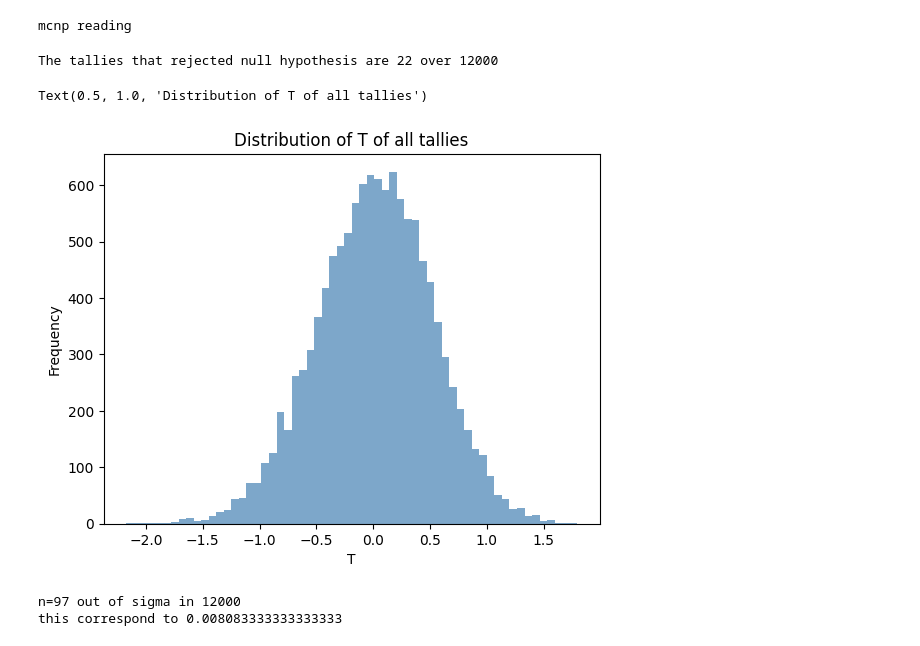
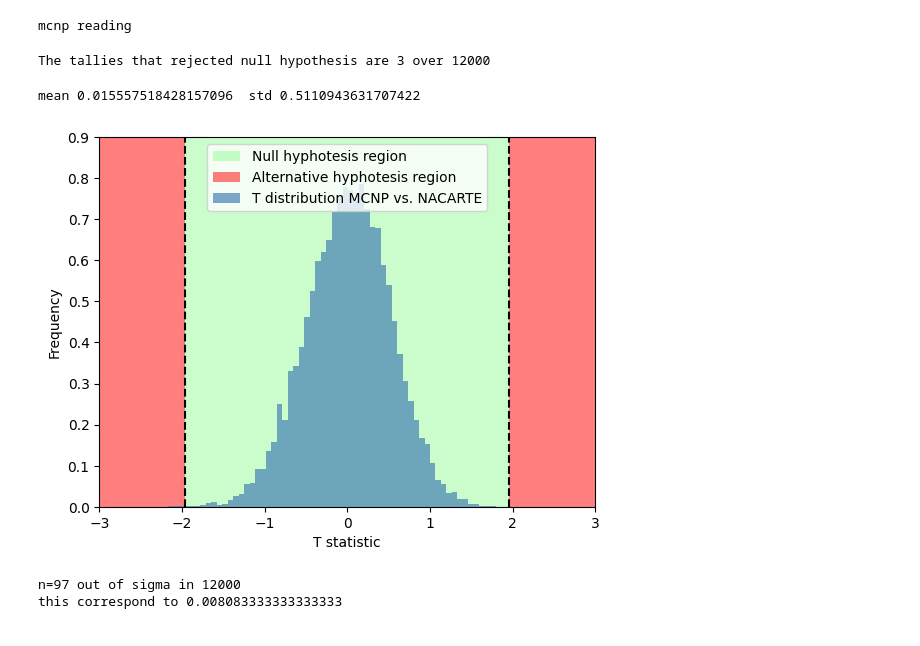
Before and after one commit to mbelotti-nuk/concepts, a Jupyter notebook: t_test.ipynb, the cells around one changed output. Saved outputs shown, nothing was run; the diff lists cells and outputs as text; code cells hidden in the pictures.

Commit message:
Change plot

```diff
--- a/t_test.ipynb
+++ b/t_test.ipynb
@@ -142,7 +142,7 @@ mcnp reading
 import math
 
 # the degrees of freedom should be -> infinite
-t_1_alfa = 1.645
+t_1_alfa = 1.960
 INTENSITY = 2.1587428e+17
 
 # counter for tallies who does rejected null hypothesis
@@ -166,17 +166,32 @@ for nacarte, mcnp in zip(nacarte_tallies, mcnp_tallies):
 
 print(f"The tallies that rejected null hypothesis are {no_null} over {len(nacarte_tallies)}")
 # %% [output]
-The tallies that rejected null hypothesis are 22 over 12000
+The tallies that rejected null hypothesis are 3 over 12000
-# %%
-from matplotlib import pyplot as plt
-
-plt.hist(t_stat, bins=60, color="steelblue", alpha=0.7)
-plt.xlabel("T")
-plt.ylabel("Frequency")
-plt.title("Distribution of T of all tallies")
-# %% [output]
-Text(0.5, 1.0, 'Distribution of T of all tallies')
-[figure, removed]
+# %%
+from matplotlib import pyplot as plt
+import numpy as np
+from scipy.stats import t
+
+
+plt.vlines(x = t_1_alfa, ymin = 0, ymax = 1,linestyles="dashed", colors="black")
+plt.vlines(x = -t_1_alfa, ymin = 0, ymax = 1, linestyles="dashed", colors="black")
+
+plt.axvspan(-t_1_alfa, t_1_alfa, facecolor='palegreen', alpha=0.5, label="Null hyphotesis region")
+plt.axvspan(-3, -t_1_alfa, facecolor='red', alpha=0.5, label="Alternative hyphotesis region")
+plt.axvspan(t_1_alfa, 3,facecolor='red', alpha=0.5)
+
+plt.hist(t_stat, bins=60, color="steelblue", alpha=0.7, density=True, label="T distribution MCNP vs. NACARTE")
+
+
+plt.xlabel("T statistic")
+plt.ylabel("Frequency")
+plt.legend()
+plt.ylim([0, 0.9])
+plt.xlim([-3,3])
+print(f"mean {np.mean(t_stat)}  std {np.std(t_stat)}")
+# %% [output]
+mean 0.015557518428157096  std 0.5110943631707422
+[figure, added]
 # %%
 out_of = 0
 for nacarte, mcnp in zip(nacarte_tallies, mcnp_tallies):
```
